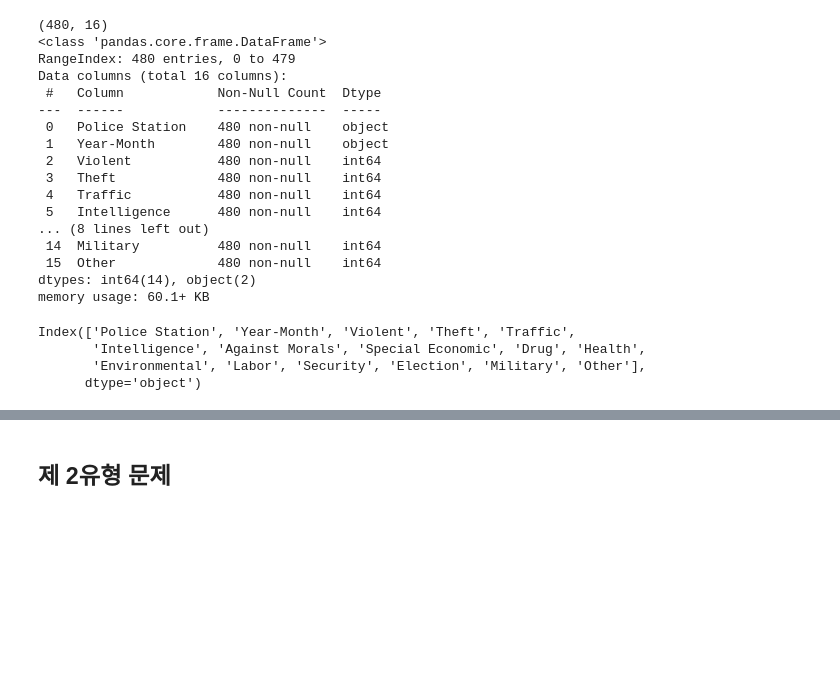
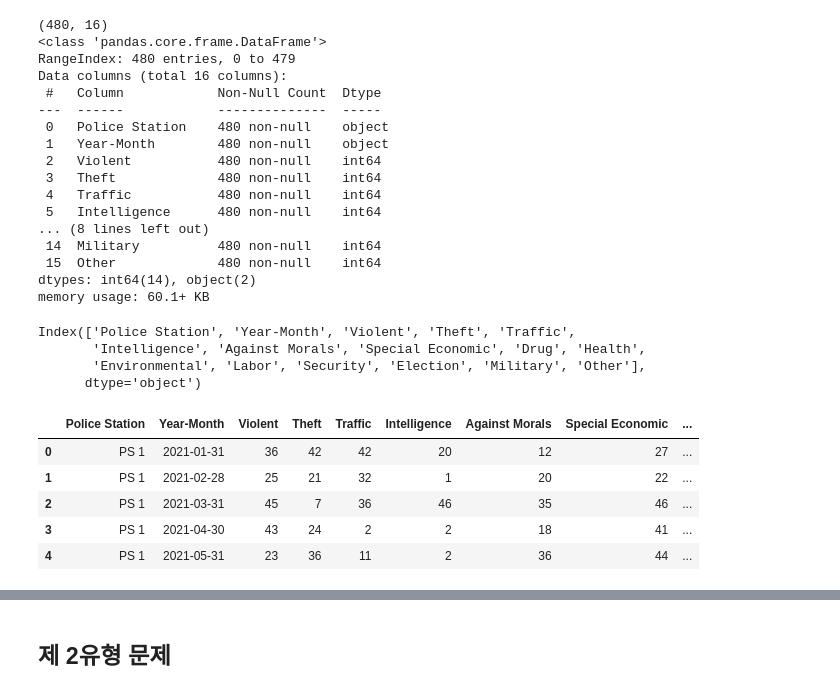
Before and after one commit to va4756/yemoon_bigdata_test, a Jupyter notebook: bigdata_예문_실전문제_example3.ipynb, the cells around one changed output, grey strips where cells are left out. Saved outputs shown, nothing was run; the diff lists cells and outputs as text; code cells hidden in the pictures; blank space fills up the shorter version.

```diff
--- a/bigdata_예문_실전문제_example3.ipynb
+++ b/bigdata_예문_실전문제_example3.ipynb
@@ -260,0 +268,9 @@ Index(['Police Station', 'Year-Month', 'Violent', 'Theft', 'Traffic',
+# %%
+df1.head()
+# %% [output]
+|  | Police Station | Year-Month | Violent | Theft | Traffic | Intelligence | Against Morals | Special Economic | ... |
+| 0 | PS 1 | 2021-01-31 | 36 | 42 | 42 | 20 | 12 | 27 | ... |
+| 1 | PS 1 | 2021-02-28 | 25 | 21 | 32 | 1 | 20 | 22 | ... |
+| 2 | PS 1 | 2021-03-31 | 45 | 7 | 36 | 46 | 35 | 46 | ... |
+| 3 | PS 1 | 2021-04-30 | 43 | 24 | 2 | 2 | 18 | 41 | ... |
+| 4 | PS 1 | 2021-05-31 | 23 | 36 | 11 | 2 | 36 | 44 | ... |
```
Also changed, not shown: parts of 8 cells of this notebook.
